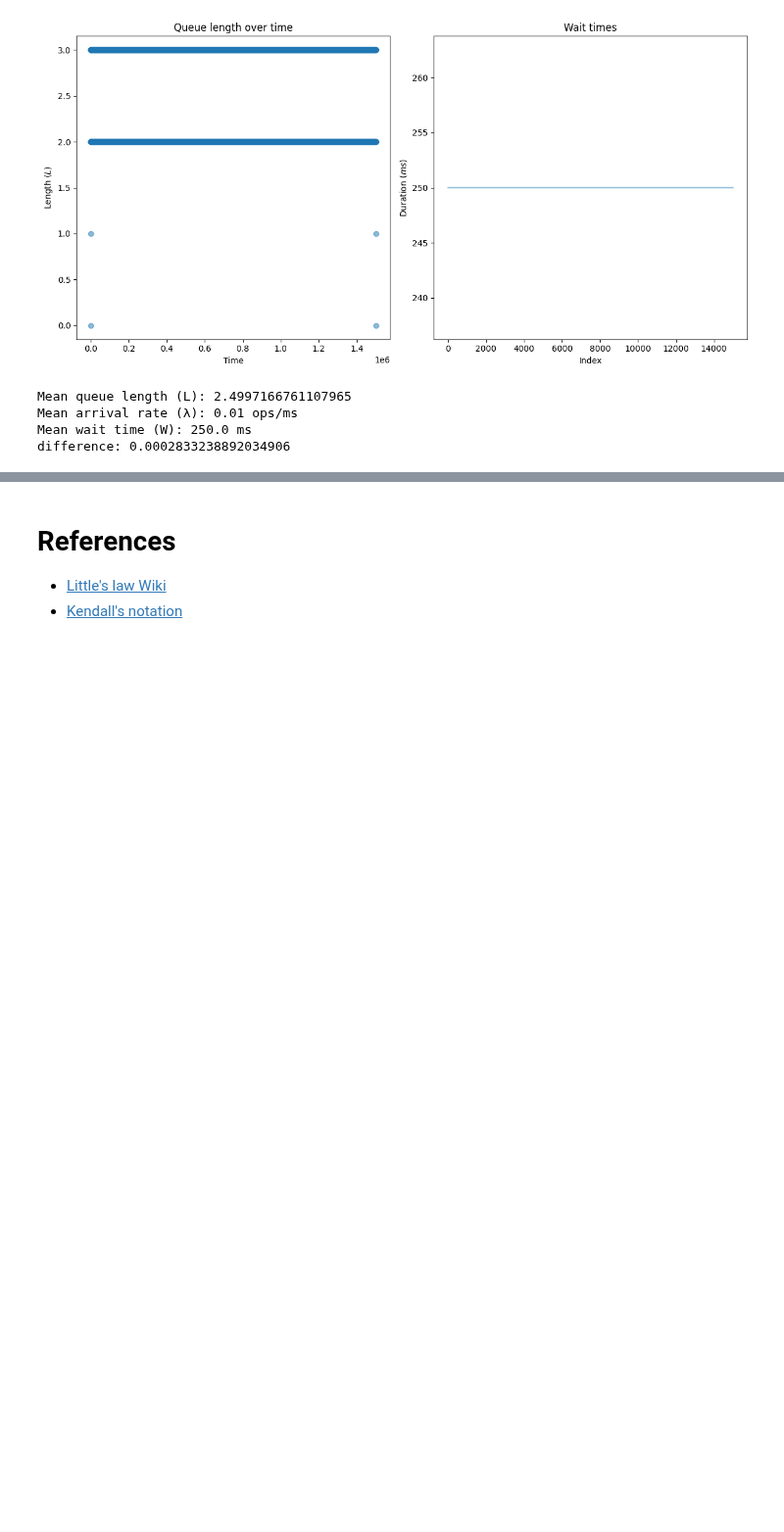
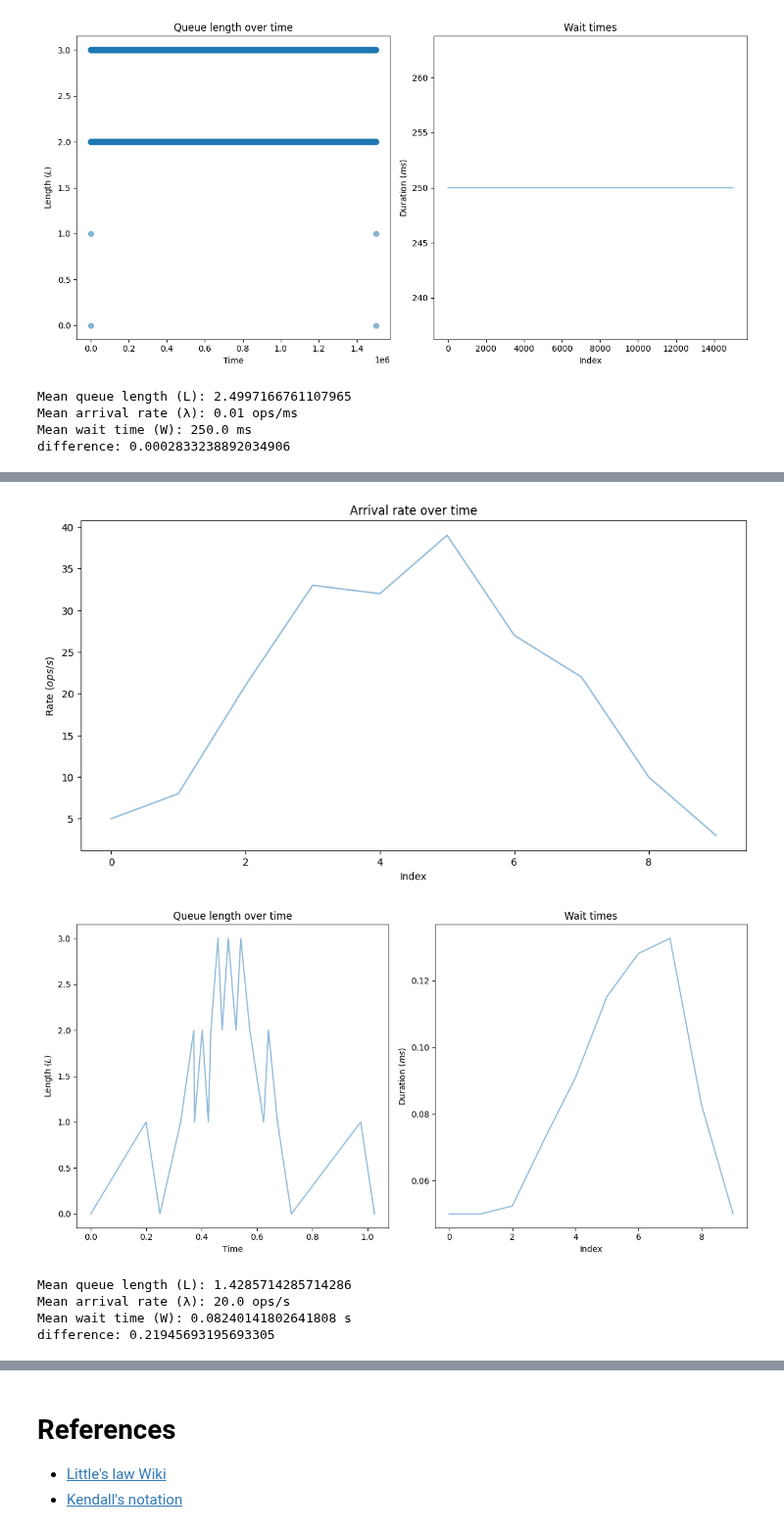
Before and after one commit to gitaroktato/queue-model-in-python, a Jupyter notebook: littles-law.ipynb, the cells around one changed output, grey strips where cells are left out. Shown at 98% size. Saved outputs shown, nothing was run; the diff lists cells and outputs as text; code cells hidden in the pictures; blank space fills up the shorter version.

```diff
--- a/littles-law.ipynb
+++ b/littles-law.ipynb
@@ -224,0 +228,39 @@ difference: 0.0002833238892034906
+# %%
+mean, stddev = 2, 200 # mean and standard deviation
+values = np.random.normal(loc=mean,scale=stddev,size=200)
+arrival_rate, _ = np.histogram(values)
+
+plt.title("Arrival rate over time")
+plt.ylabel("Rate ($ops/s$)")
+plt.xlabel("Index")
+plt.plot(arrival_rate, alpha=0.5)
+plt.show()
+
+service_intervals = np.full(shape=len(arrival_rate), dtype=float, fill_value=1 / arrival_rate.mean())
+queue = Queue(1 / arrival_rate, service_intervals, executors=1)
+queue.process()
+
+fig, (queue_length_time, wait_times) = plt.subplots(1, 2)
+
+queue_length_time.set_title("Queue length over time")
+queue_length_time.set(xlabel='Time', ylabel=r'Length ($L$)')
+queue_length_time.plot(*zip(*queue.length_with_timestamps), alpha=0.5)
+
+wait_times.set_title("Wait times")
+wait_times.set(xlabel='Index', ylabel=r'Duration ($s$)')
+wait_times.plot(queue.wait_times, alpha=0.5)
+
+fig.tight_layout()
+plt.show()
+
+print(f'Mean queue length (L): {queue.length.mean()}')
+print(f'Mean arrival rate (λ): {arrival_rate.mean()} ops/s')
+print(f'Mean wait time (W): {queue.wait_times.mean()} s')
+print(f'difference: {arrival_rate.mean() * queue.wait_times.mean() - queue.length.mean()}')
+# %% [output]
+[figure, added]
+[figure, added]
+Mean queue length (L): 1.4285714285714286
+Mean arrival rate (λ): 20.0 ops/s
+Mean wait time (W): 0.08240141802641808 s
+difference: 0.21945693195693305
```
Also changed, not shown: parts of 2 cells of this notebook, 3 other files.
